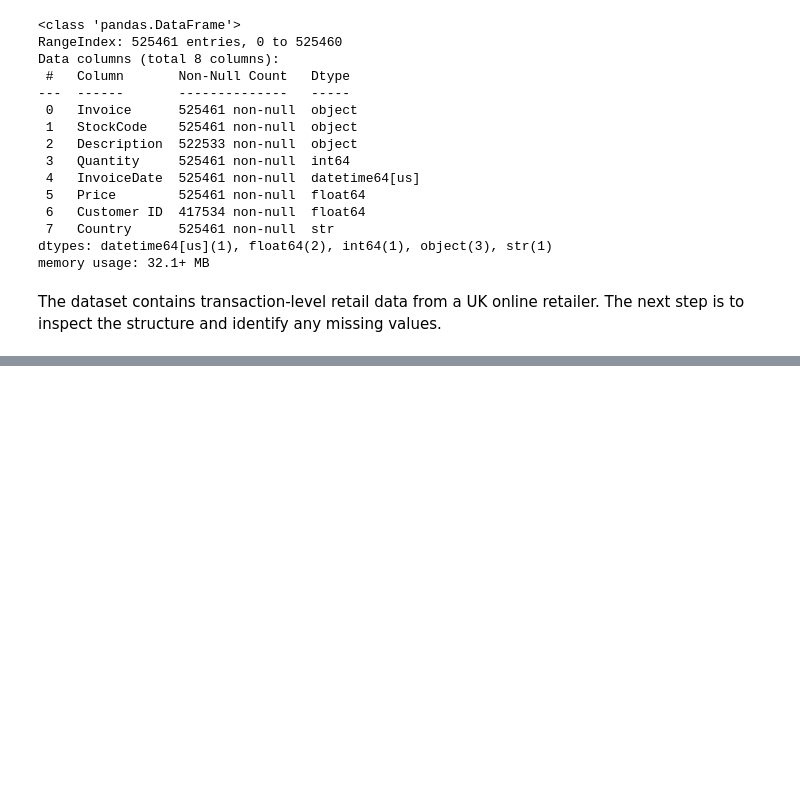
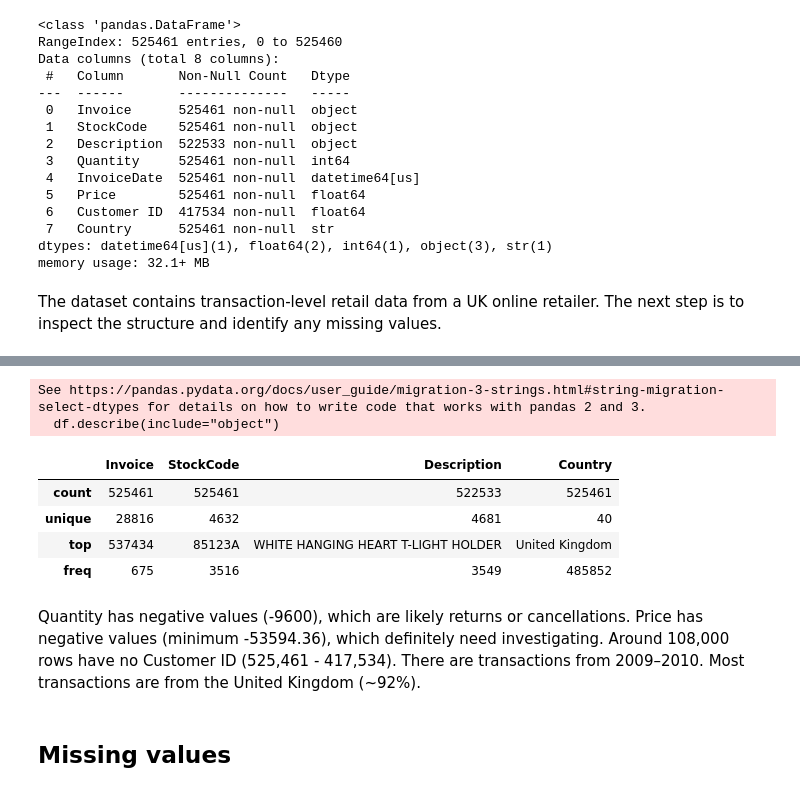
Before and after one commit to sch-data/retail-data-platform, a Jupyter notebook: notebooks/01_data_exploration.ipynb, the cells around one changed output, grey strips where cells are left out. Cells and saved outputs as stored; diff of their text form; code cells hidden in the pictures; blank space fills up the shorter version.

```diff
--- a/notebooks/01_data_exploration.ipynb
+++ b/notebooks/01_data_exploration.ipynb
@@ -40,0 +53,18 @@ The next step is to inspect the structure and identify any missing values.
+# %%
+df.describe(include="object")
+# %% [output]
+See https://pandas.pydata.org/docs/user_guide/migration-3-strings.html#string-migration-select-dtypes for details on how to write code that works with pandas 2 and 3.
+  df.describe(include="object")
+|  | Invoice | StockCode | Description | Country |
+| count | 525461 | 525461 | 522533 | 525461 |
+| unique | 28816 | 4632 | 4681 | 40 |
+| top | 537434 | 85123A | WHITE HANGING HEART T-LIGHT HOLDER | United Kingdom |
+| freq | 675 | 3516 | 3549 | 485852 |
+# %% [markdown]
+Quantity has negative values (-9600), which are likely returns or cancellations.
+Price has negative values (minimum -53594.36), which definitely need investigating.
+Around 108,000 rows have no Customer ID (525,461 - 417,534).
+There are transactions from 2009–2010.
+Most transactions are from the United Kingdom (~92%).
+# %% [markdown]
+## Missing values
```
Also changed, not shown: parts of 6 cells of this notebook.
